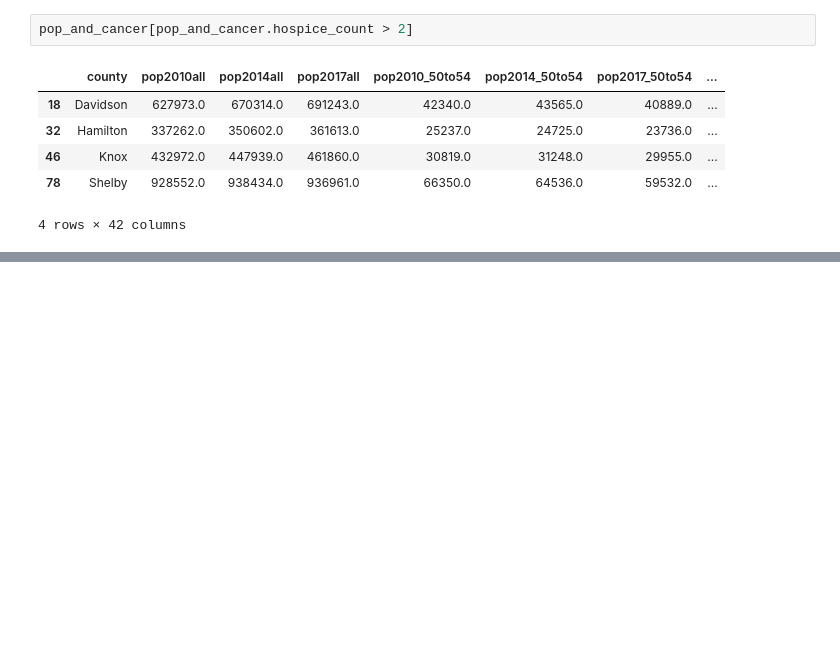
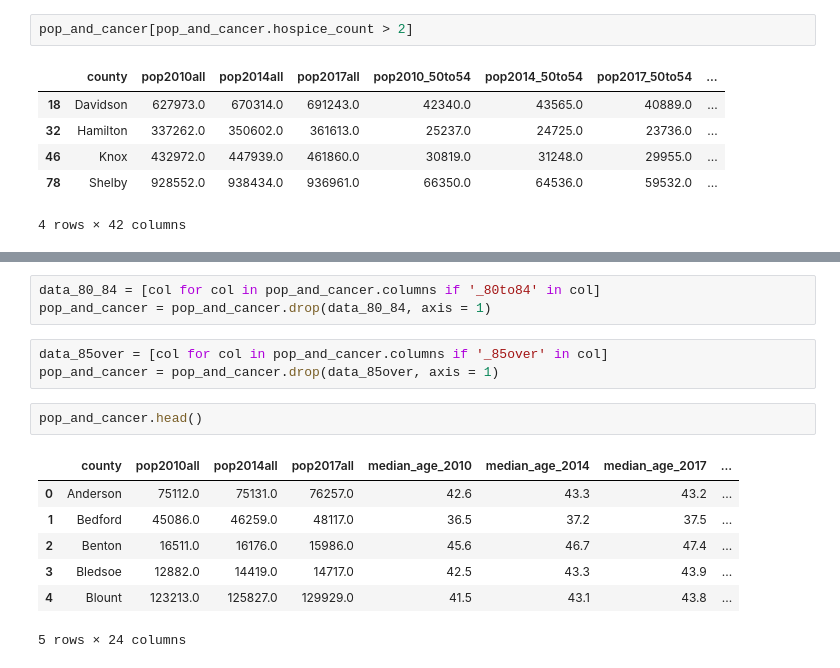
Before and after one commit to awillet/vanderbilt-aspire-data-essentials, a Jupyter notebook: get_data.ipynb, the cells around one changed output, grey strips where cells are left out. Cells and saved outputs as stored; diff of their text form; blank space fills up the shorter version.

```diff
--- a/get_data.ipynb
+++ b/get_data.ipynb
@@ -718,0 +933,16 @@ IndexError: only integers, slices (`:`), ellipsis (`...`), numpy.newaxis (`None`
+# %%
+data_80_84 = [col for col in pop_and_cancer.columns if '_80to84' in col]
+pop_and_cancer = pop_and_cancer.drop(data_80_84, axis = 1)
+# %%
+data_85over = [col for col in pop_and_cancer.columns if '_85over' in col]
+pop_and_cancer = pop_and_cancer.drop(data_85over, axis = 1)
+# %%
+pop_and_cancer.head()
+# %% [output]
+|  | county | pop2010all | pop2014all | pop2017all | median_age_2010 | median_age_2014 | median_age_2017 | ... |
+| 0 | Anderson | 75112.0 | 75131.0 | 76257.0 | 42.6 | 43.3 | 43.2 | ... |
+| 1 | Bedford | 45086.0 | 46259.0 | 48117.0 | 36.5 | 37.2 | 37.5 | ... |
+| 2 | Benton | 16511.0 | 16176.0 | 15986.0 | 45.6 | 46.7 | 47.4 | ... |
+| 3 | Bledsoe | 12882.0 | 14419.0 | 14717.0 | 42.5 | 43.3 | 43.9 | ... |
+| 4 | Blount | 123213.0 | 125827.0 | 129929.0 | 41.5 | 43.1 | 43.8 | ... |
+5 rows × 24 columns
```
Also changed, not shown: parts of 26 cells of this notebook.
